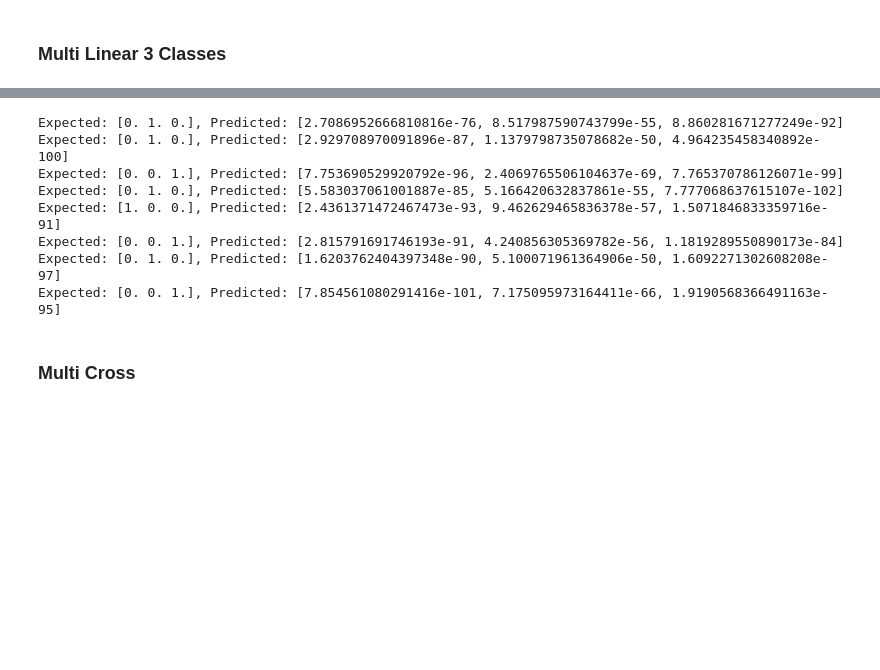
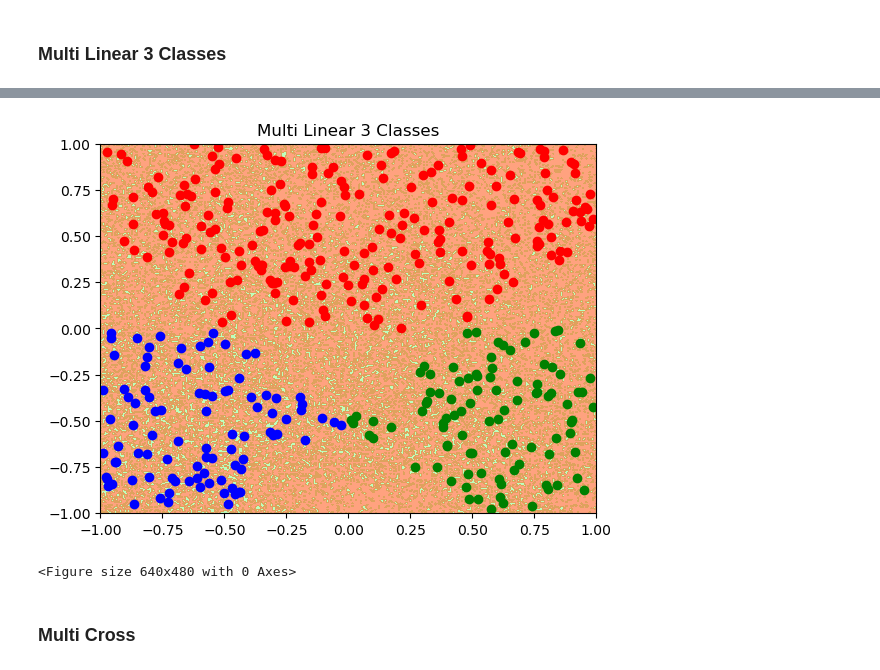
Before and after one commit to alia-team/ai, a Jupyter notebook: python/naive_rbf.ipynb, the cells around one changed output, grey strips where cells are left out. Drawn from its saved outputs; the diff is of its cells as text; code cells hidden in the pictures; blank space fills up the shorter version.

Commit message:
Add decision boundaries plots for multi linear 3 classes & multi cross for RBFs

```diff
--- a/python/naive_rbf.ipynb
+++ b/python/naive_rbf.ipynb
@@ -270,29 +270,20 @@ model: NaiveRBF = NaiveRBF(
 gamma: float = 0.1
 model.fit(gamma)
 # %%
-inputs = [
-    training_dataset[random.randint(0, len(training_dataset) - 1)]
-    for _ in range(8)
-]
-expected = np.array([
-    [1.0, 0.0, 0.0] if -p[0] - p[1] - 0.5 > 0 > p[1] and p[0] - p[1] - 0.5 < 0
-    else [0.0, 1.0, 0.0] if -p[0] - p[1] - 0.5 < 0 < p[1] and p[0] - p[1] - 0.5 < 0
-    else [0.0, 0.0, 1.0] if -p[0] - p[1] - 0.5 < 0 < p[0] - p[1] - 0.5 and p[1] < 0
-    else [0.0, 0.0, 0.0] for p in inputs
-])
-
-for i in range(8):
-    output: list[float] = model.predict(inputs[i])
-    print(f"Expected: {expected[i]}, Predicted: {output}")
+x = np.linspace(-1, 1, 300)
+y = np.linspace(-1, 1, 300)
+X, Y = np.meshgrid(x, y)
+Z = np.array([[np.argmax(model.predict([xx, yy])) for xx in x] for yy in y])
+plt.contourf(X, Y, Z, alpha=0.5, levels=np.arange(4) - 0.5, cmap='jet')
+plt.scatter(training_dataset[labels[:, 0] == 1][:, 0], training_dataset[labels[:, 0] == 1][:, 1], color='blue')
+plt.scatter(training_dataset[labels[:, 1] == 1][:, 0], training_dataset[labels[:, 1] == 1][:, 1], color='red')
+plt.scatter(training_dataset[labels[:, 2] == 1][:, 0], training_dataset[labels[:, 2] == 1][:, 1], color='green')
+plt.title('Multi Linear 3 Classes')
+plt.show()
+plt.clf()
 # %% [output]
+[figure, added]
-Expected: [0. 1. 0.], Predicted: [2.7086952666810816e-76, 8.517987590743799e-55, 8.860281671277249e-92]
-Expected: [0. 1. 0.], Predicted: [2.929708970091896e-87, 1.1379798735078682e-50, 4.964235458340892e-100]
-Expected: [0. 0. 1.], Predicted: [7.753690529920792e-96, 2.4069765506104637e-69, 7.765370786126071e-99]
-Expected: [0. 1. 0.], Predicted: [5.583037061001887e-85, 5.166420632837861e-55, 7.777068637615107e-102]
-Expected: [1. 0. 0.], Predicted: [2.4361371472467473e-93, 9.462629465836378e-57, 1.5071846833359716e-91]
-Expected: [0. 0. 1.], Predicted: [2.815791691746193e-91, 4.240856305369782e-56, 1.1819289550890173e-84]
-Expected: [0. 1. 0.], Predicted: [1.6203762404397348e-90, 5.100071961364906e-50, 1.6092271302608208e-97]
-Expected: [0. 0. 1.], Predicted: [7.854561080291416e-101, 7.175095973164411e-66, 1.9190568366491163e-95]
+<Figure size 640x480 with 0 Axes>
 # %% [markdown]
 ### Multi Cross
 # %%
```
Also changed, not shown: parts of 7 cells of this notebook, 1 other file.
